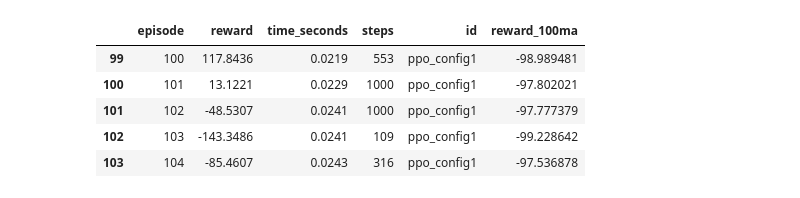
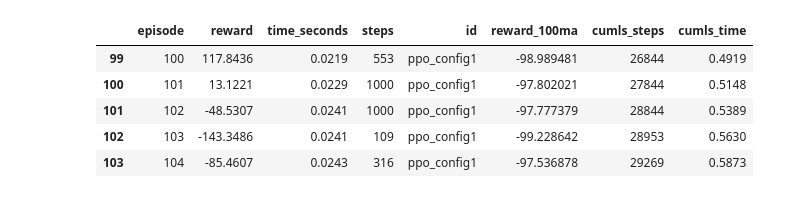
Before and after one commit to Leonjmroe/MSc-AI, a Jupyter notebook: Module 10 - Reinforcement Learning/Assesment 2/code/spacelander/data_analysis/main.ipynb, the cells around one changed output. Saved outputs shown, nothing was run; the diff lists cells and outputs as text; code cells hidden in the pictures.

```diff
--- a/Module 10 - Reinforcement Learning/Assesment 2/code/spacelander/data_analysis/main.ipynb
+++ b/Module 10 - Reinforcement Learning/Assesment 2/code/spacelander/data_analysis/main.ipynb
@@ -5,25 +6,27 @@ import plotly.express as px
 # %%
 csv_dir = Path("./runs")
 
 csv_files = list(csv_dir.glob("*.csv"))
 
 dataframes = []
 for file in csv_files:
     name = str(file).split("/")[-1].split(".")[0]
     df = pd.read_csv(file)
     df['id'] = name
     dataframes.append(df)
 
 df = pd.concat(dataframes, ignore_index=True)
 
 df['reward_100ma'] = df.groupby('id')['reward'].transform(lambda x: x.rolling(window=100).mean())
+df['cumls_steps'] = df.groupby('id')['steps'].transform(lambda x: x.cumsum())
+df['cumls_time'] = df.groupby('id')['time_seconds'].transform(lambda x: x.cumsum())
 df = df.dropna()
 
 df.head()
 # %% [output]
-|  | episode | reward | time_seconds | steps | id | reward_100ma |
-| 99 | 100 | 117.8436 | 0.0219 | 553 | ppo_config1 | -98.989481 |
-| 100 | 101 | 13.1221 | 0.0229 | 1000 | ppo_config1 | -97.802021 |
-| 101 | 102 | -48.5307 | 0.0241 | 1000 | ppo_config1 | -97.777379 |
-| 102 | 103 | -143.3486 | 0.0241 | 109 | ppo_config1 | -99.228642 |
-| 103 | 104 | -85.4607 | 0.0243 | 316 | ppo_config1 | -97.536878 |
+|  | episode | reward | time_seconds | steps | id | reward_100ma | cumls_steps | cumls_time |
+| 99 | 100 | 117.8436 | 0.0219 | 553 | ppo_config1 | -98.989481 | 26844 | 0.4919 |
+| 100 | 101 | 13.1221 | 0.0229 | 1000 | ppo_config1 | -97.802021 | 27844 | 0.5148 |
+| 101 | 102 | -48.5307 | 0.0241 | 1000 | ppo_config1 | -97.777379 | 28844 | 0.5389 |
+| 102 | 103 | -143.3486 | 0.0241 | 109 | ppo_config1 | -99.228642 | 28953 | 0.5630 |
+| 103 | 104 | -85.4607 | 0.0243 | 316 | ppo_config1 | -97.536878 | 29269 | 0.5873 |
```
Also changed, not shown: parts of 5 cells of this notebook, 18 other files.
